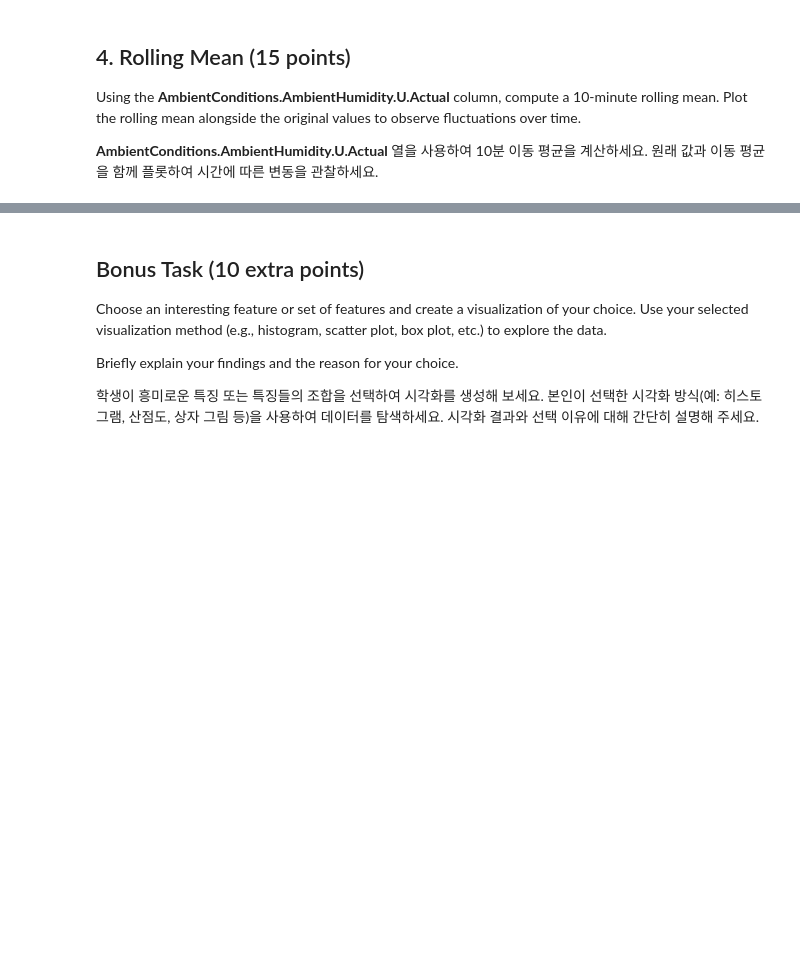
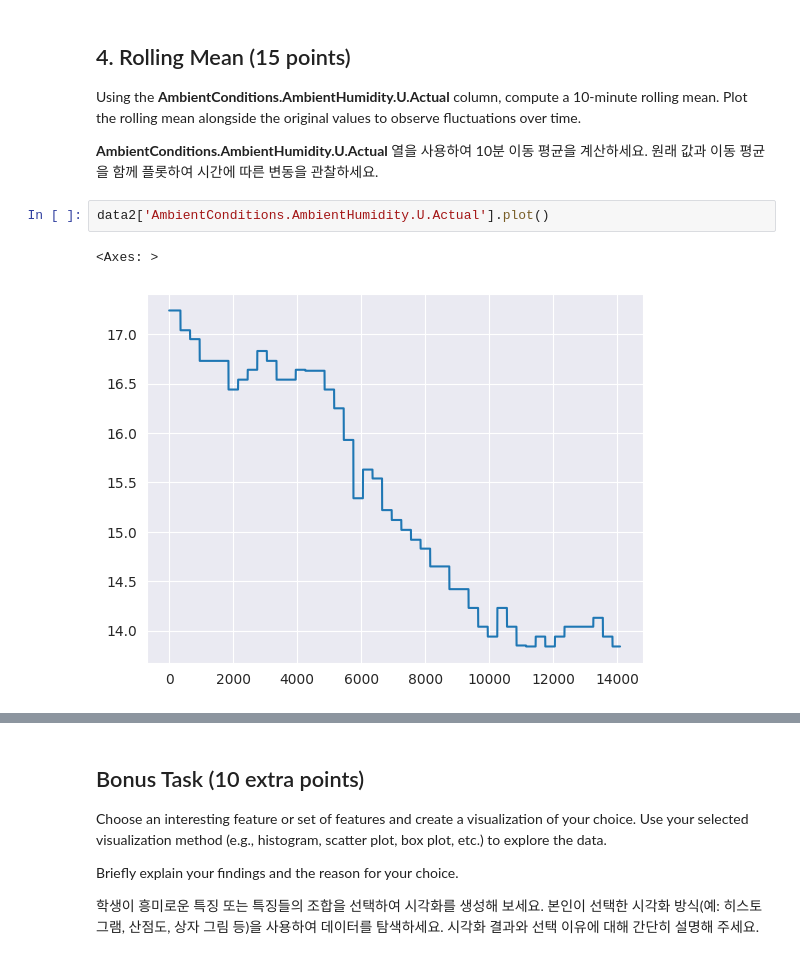
Before and after one commit to YewonMin/DeepLearning_Character-Level-Language-Models, a Jupyter notebook: DAEM_Midterm_practical_test.ipynb, the cells around one changed output, grey strips where cells are left out. Saved outputs shown, nothing was run; the diff lists cells and outputs as text; blank space fills up the shorter version.

```diff
--- a/DAEM_Midterm_practical_test.ipynb
+++ b/DAEM_Midterm_practical_test.ipynb
@@ -392,3 +457,8 @@ Filter the data to display only records where **Machine1.Zone1Temperature.C.Actu
 
 
 **AmbientConditions.AmbientHumidity.U.Actual** 열을 사용하여 10분 이동 평균을 계산하세요. 원래 값과 이동 평균을 함께 플롯하여 시간에 따른 변동을 관찰하세요.
+# %%
+data2['AmbientConditions.AmbientHumidity.U.Actual'].plot()
+# %% [output]
+<Axes: >
+[figure, added]
```
Also changed, not shown: parts of 12 cells of this notebook.
